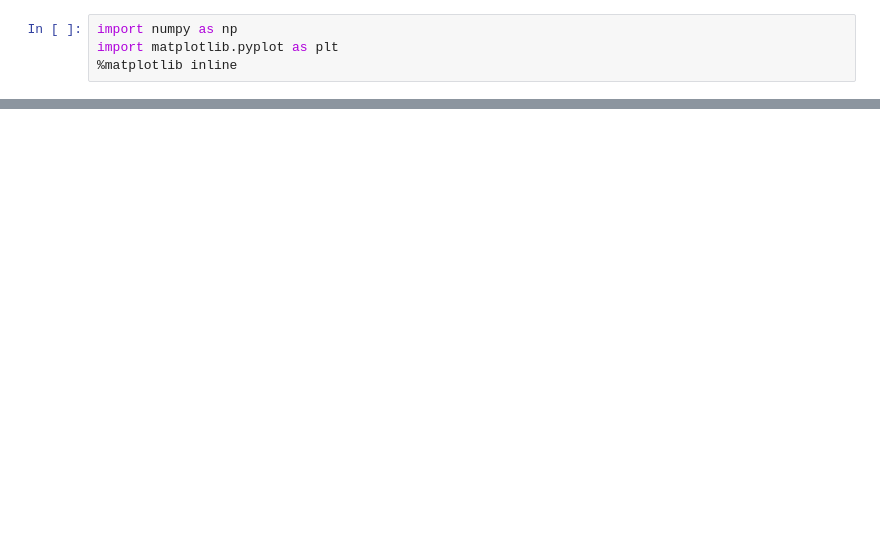
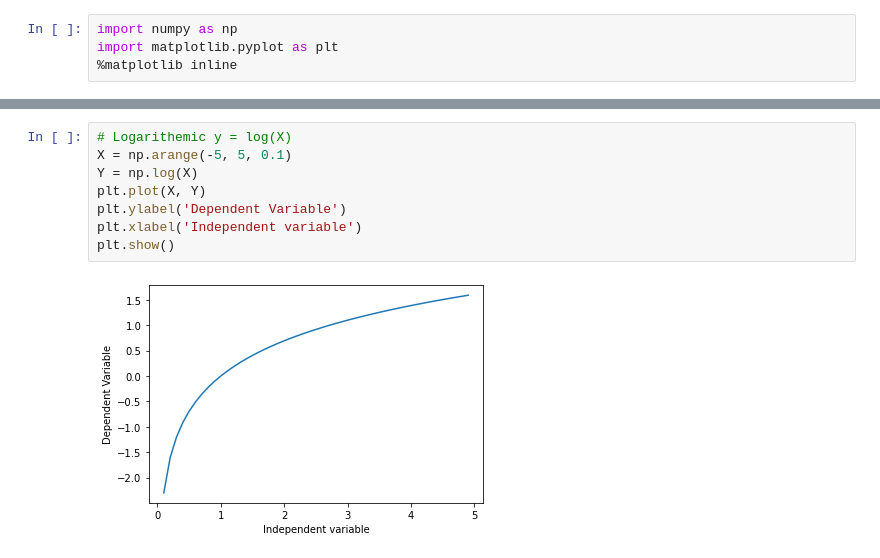
Before and after one commit to krishnakesari/AI-Engineering, a Jupyter notebook: Non Linear Regression Graphs.ipynb, the cells around one changed output, grey strips where cells are left out. Cells and saved outputs as stored; diff of their text form; blank space fills up the shorter version.

```diff
--- a/Non Linear Regression Graphs.ipynb
+++ b/Non Linear Regression Graphs.ipynb
@@ -45,0 +56,10 @@ plt.show()
+# %%
+# Logarithemic y = log(X)
+X = np.arange(-5, 5, 0.1)
+Y = np.log(X)
+plt.plot(X, Y)
+plt.ylabel('Dependent Variable')
+plt.xlabel('Independent variable')
+plt.show()
+# %% [output]
+[figure, added]
```
Also changed, not shown: parts of 4 cells of this notebook.
